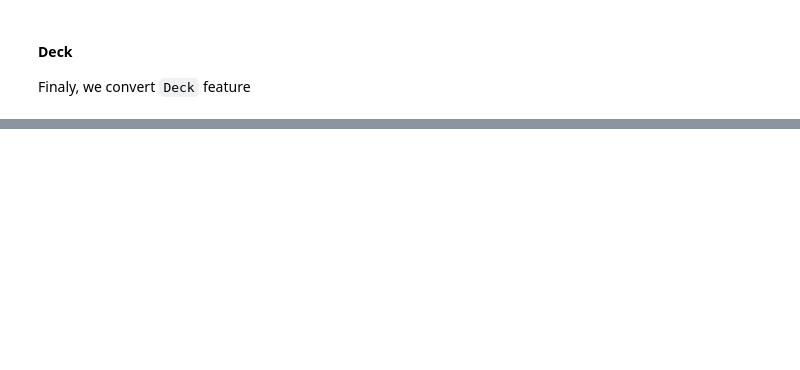
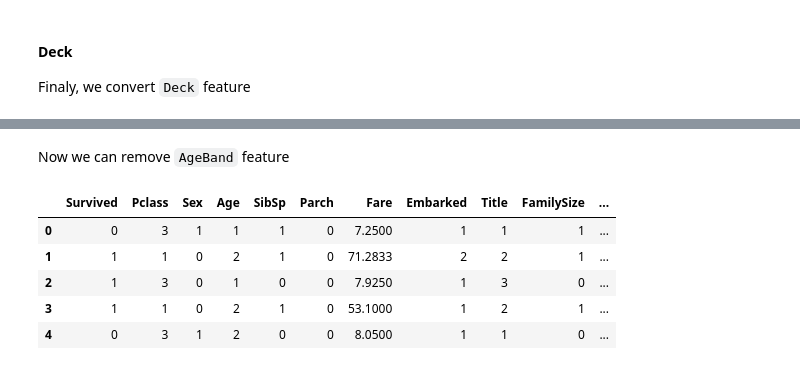
Before and after one commit to eriansha/titanic-survivor, a Jupyter notebook: Investigate Titanic Survivor.ipynb, the cells around one changed output, grey strips where cells are left out. Cells and saved outputs as stored; diff of their text form; code cells hidden in the pictures; blank space fills up the shorter version.

```diff
--- a/Investigate Titanic Survivor.ipynb
+++ b/Investigate Titanic Survivor.ipynb
@@ -550,0 +604,14 @@ train_df.head()
+# %% [markdown]
+Now we can remove `AgeBand` feature
+# %%
+train_df = train_df.drop(['AgeBand'], axis=1)
+combine = [train_df, test_df]
+
+train_df.head()
+# %% [output]
+|  | Survived | Pclass | Sex | Age | SibSp | Parch | Fare | Embarked | Title | FamilySize | ... |
+| 0 | 0 | 3 | 1 | 1 | 1 | 0 | 7.2500 | 1 | 1 | 1 | ... |
+| 1 | 1 | 1 | 0 | 2 | 1 | 0 | 71.2833 | 2 | 2 | 1 | ... |
+| 2 | 1 | 3 | 0 | 1 | 0 | 0 | 7.9250 | 1 | 3 | 0 | ... |
+| 3 | 1 | 1 | 0 | 2 | 1 | 0 | 53.1000 | 1 | 2 | 1 | ... |
+| 4 | 0 | 3 | 1 | 2 | 0 | 0 | 8.0500 | 1 | 1 | 0 | ... |
```
Also changed, not shown: parts of 16 cells of this notebook.
